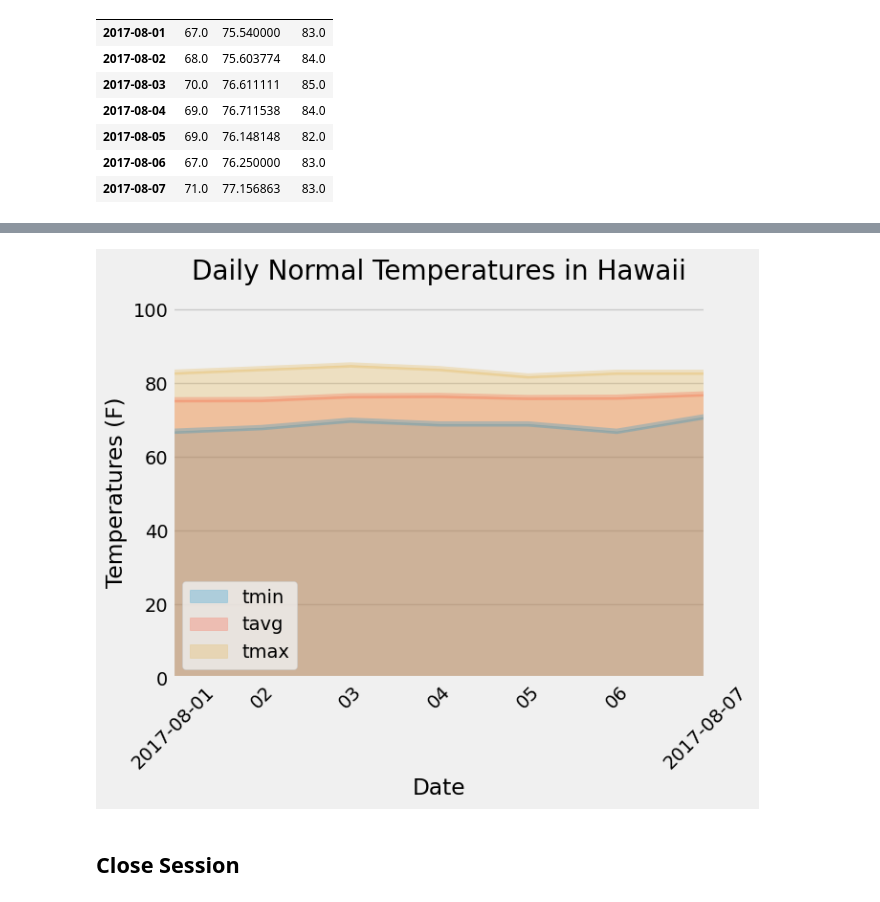
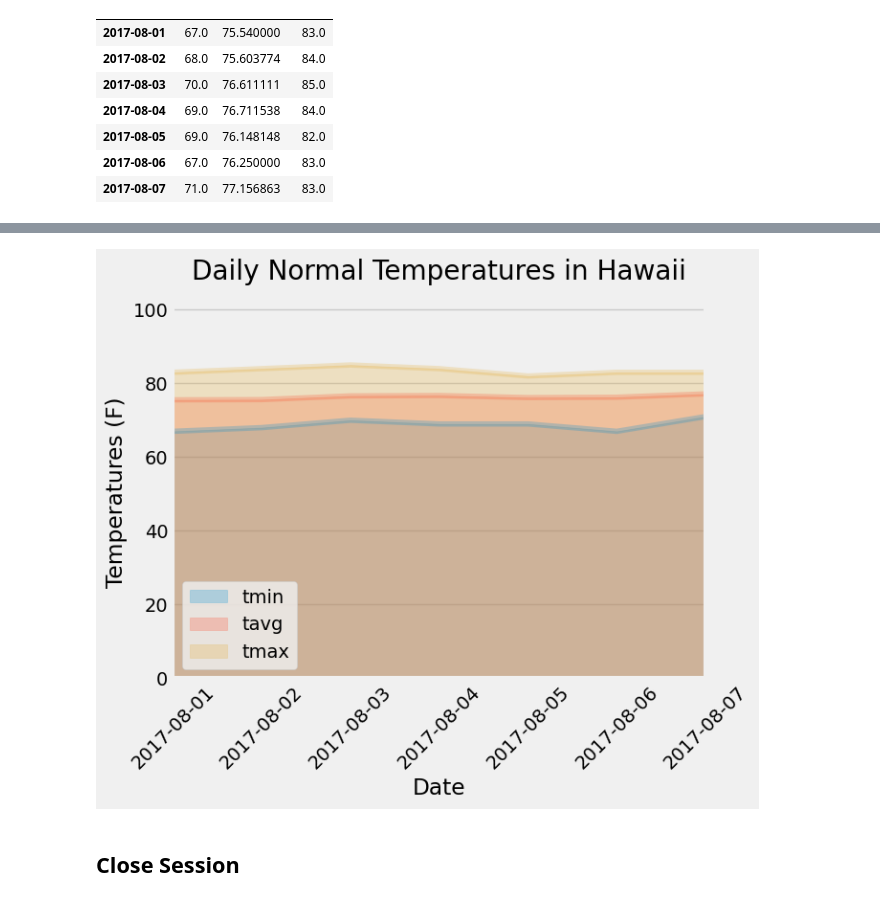
Before and after one commit to meeyoungPH/sqlalchemy-challenge, a Jupyter notebook: temp_analysis_bonus_2_starter.ipynb, the cells around one changed output, grey strips where cells are left out. Drawn from its saved outputs; the diff is of its cells as text; code cells hidden in the pictures.

```diff
--- a/temp_analysis_bonus_2_starter.ipynb
+++ b/temp_analysis_bonus_2_starter.ipynb
@@ -179,20 +190,21 @@ normals_df
 # %%
 import matplotlib.dates as mdates
 
 # Plot the daily normals as an area plot with `stacked=False`
 ax = normals_df.plot.area(stacked=False, alpha=0.25, rot=45)
 plt.ylabel('Temperatures (F)')
 plt.xlabel('Date')
 plt.title('Daily Normal Temperatures in Hawaii', y=1.05)
 plt.ylim(0,101)
 plt.grid(axis='x')
 
 myFmt = mdates.DateFormatter('%Y-%m-%d')
-plt.gca().xaxis.set_major_formatter(mdates.DateFormatter('%Y-%m-%d'))
+plt.gca().xaxis.set_major_formatter(myFmt)
+plt.gca().xaxis.set_minor_formatter(myFmt)
 
 plt.show()
 # %% [output]
-[figure, old version]
+[figure, new version]
 # %% [markdown]
 ## Close Session
 # %%
```
Also changed, not shown: parts of 1 cell of this notebook, 4 other files.
